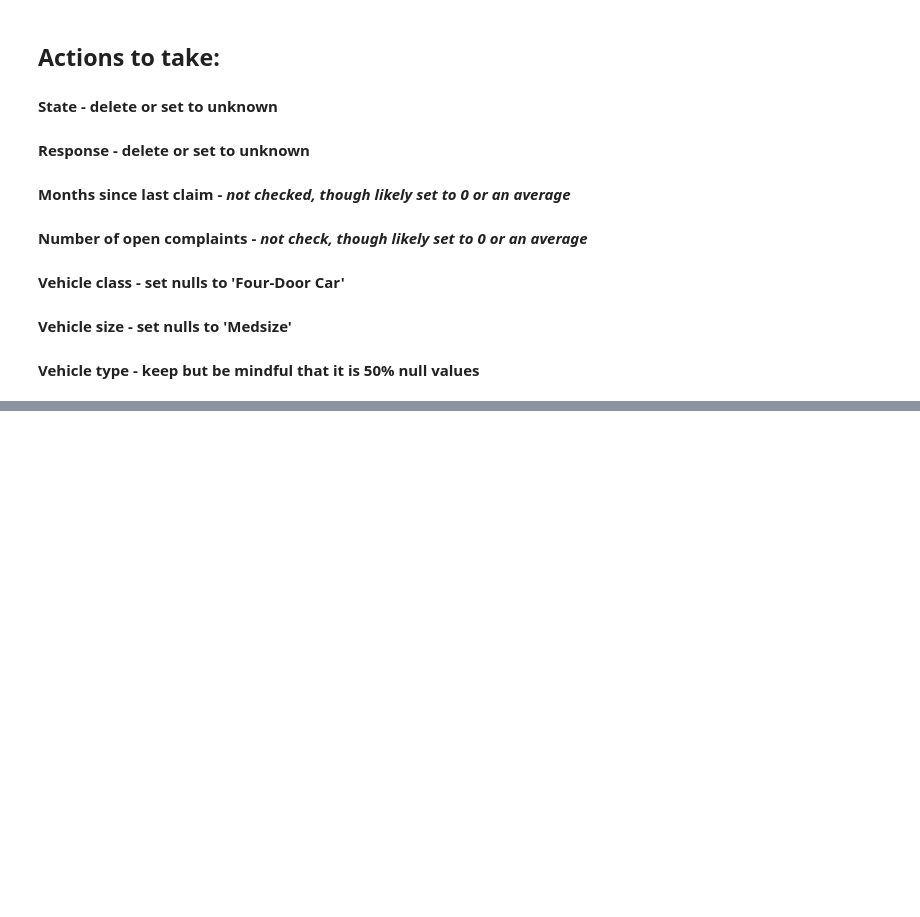
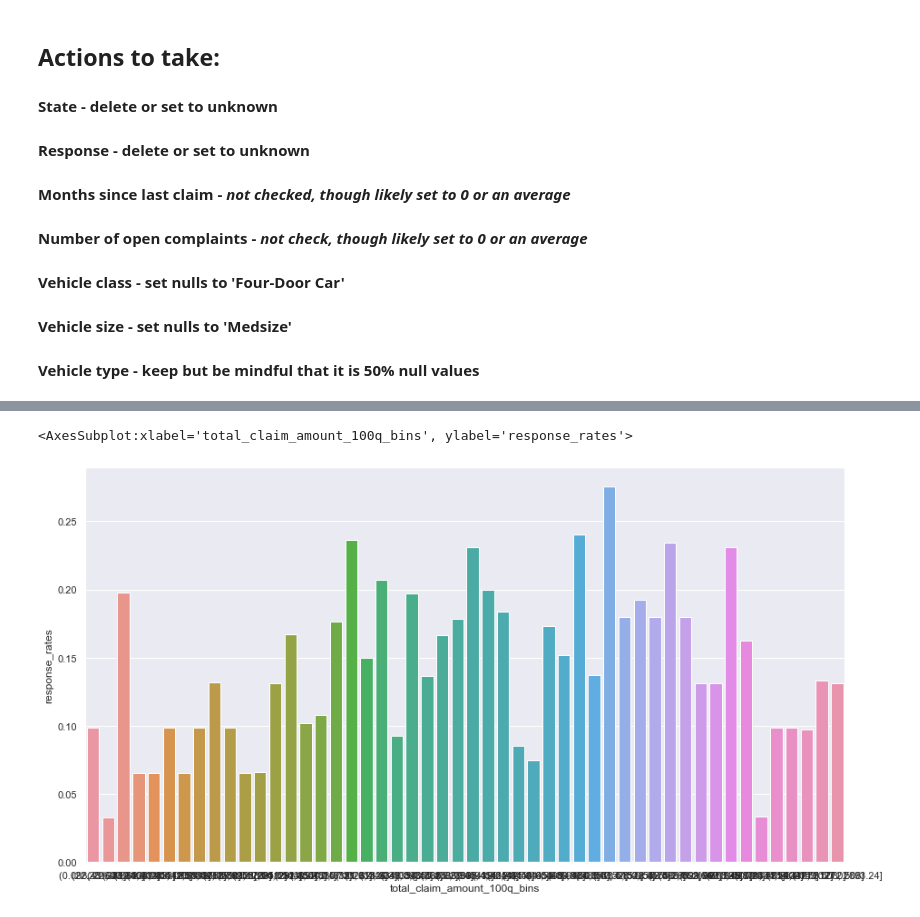
Before and after one commit to salwey/lab-customer-analysis-round-3, a Jupyter notebook: andys_solution.ipynb, the cells around one changed output, grey strips where cells are left out. Saved outputs shown, nothing was run; the diff lists cells and outputs as text; code cells hidden in the pictures; blank space fills up the shorter version.

```diff
--- a/andys_solution.ipynb
+++ b/andys_solution.ipynb
@@ -137,0 +368,3 @@ marketing_customers.describe(include='all').T
+# %%
+marketing_customers['total_claim_amount_100q_bins'] =  pd.qcut(marketing_customers['total_claim_amount'], 50)
+display(marketing_customers[['total_claim_amount','total_claim_amount_100q_bins']])
@@ -137,0 +385,8 @@ marketing_customers.describe(include='all').T
+# %%
+response_rates_by_claim_bins = marketing_customers.groupby("total_claim_amount_100q_bins")["response_positive"].sum()/marketing_customers.groupby("total_claim_amount_100q_bins")["response_valid"].sum()
+response_rates_by_claim_bins = pd.DataFrame(response_rates_by_claim_bins, columns=['response_rates'])
+
+sns.barplot(x=response_rates_by_claim_bins.index, y=response_rates_by_claim_bins.response_rates)
+# %% [output]
+<AxesSubplot:xlabel='total_claim_amount_100q_bins', ylabel='response_rates'>
+[figure, added]
```
Also changed, not shown: parts of 26 cells of this notebook.
